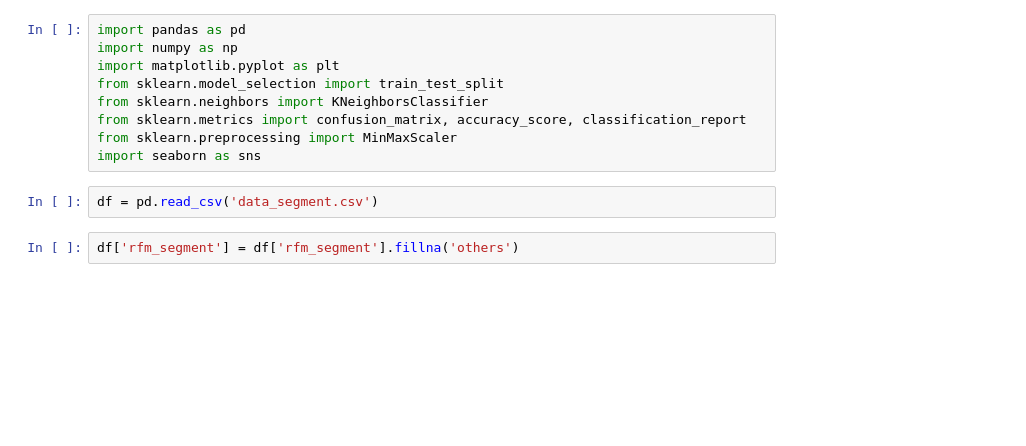
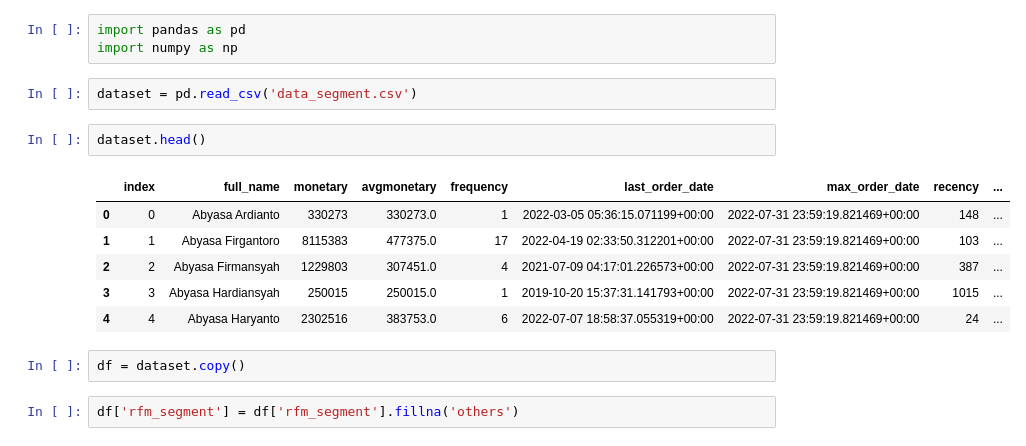
Before and after one commit to frqwuzhere/KNN_fashion-customer, a Jupyter notebook: classification.ipynb, the cells around one changed output. Drawn from its saved outputs; the diff is of its cells as text; blank space fills up the shorter version.

```diff
--- a/classification.ipynb
+++ b/classification.ipynb
@@ -1,13 +1,18 @@
-# %%
-import pandas as pd
-import numpy as np
-import matplotlib.pyplot as plt
-from sklearn.model_selection import train_test_split
-from sklearn.neighbors import KNeighborsClassifier
-from sklearn.metrics import confusion_matrix, accuracy_score, classification_report
-from sklearn.preprocessing import MinMaxScaler
-import seaborn as sns
+# %%
+import pandas as pd
+import numpy as np
 # %%
-df = pd.read_csv('data_segment.csv')
+dataset = pd.read_csv('data_segment.csv')
+# %%
+dataset.head()
+# %% [output]
+|  | index | full_name | monetary | avgmonetary | frequency | last_order_date | max_order_date | recency | ... |
+| 0 | 0 | Abyasa Ardianto | 330273 | 330273.0 | 1 | 2022-03-05 05:36:15.071199+00:00 | 2022-07-31 23:59:19.821469+00:00 | 148 | ... |
+| 1 | 1 | Abyasa Firgantoro | 8115383 | 477375.0 | 17 | 2022-04-19 02:33:50.312201+00:00 | 2022-07-31 23:59:19.821469+00:00 | 103 | ... |
+| 2 | 2 | Abyasa Firmansyah | 1229803 | 307451.0 | 4 | 2021-07-09 04:17:01.226573+00:00 | 2022-07-31 23:59:19.821469+00:00 | 387 | ... |
+| 3 | 3 | Abyasa Hardiansyah | 250015 | 250015.0 | 1 | 2019-10-20 15:37:31.141793+00:00 | 2022-07-31 23:59:19.821469+00:00 | 1015 | ... |
+| 4 | 4 | Abyasa Haryanto | 2302516 | 383753.0 | 6 | 2022-07-07 18:58:37.055319+00:00 | 2022-07-31 23:59:19.821469+00:00 | 24 | ... |
+# %%
+df = dataset.copy()
 # %%
 df['rfm_segment'] = df['rfm_segment'].fillna('others')
```
Also changed, not shown: parts of 13 cells of this notebook, 2 other files.
